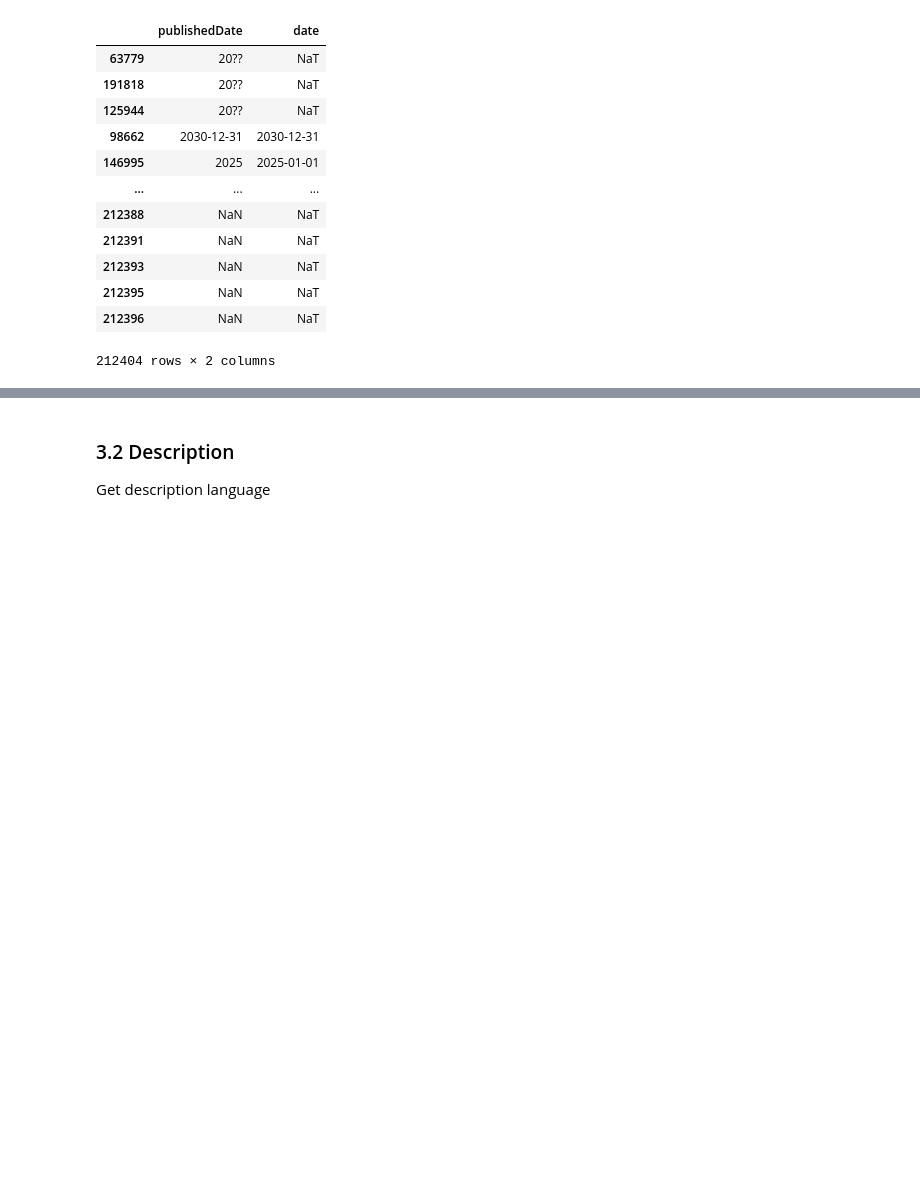
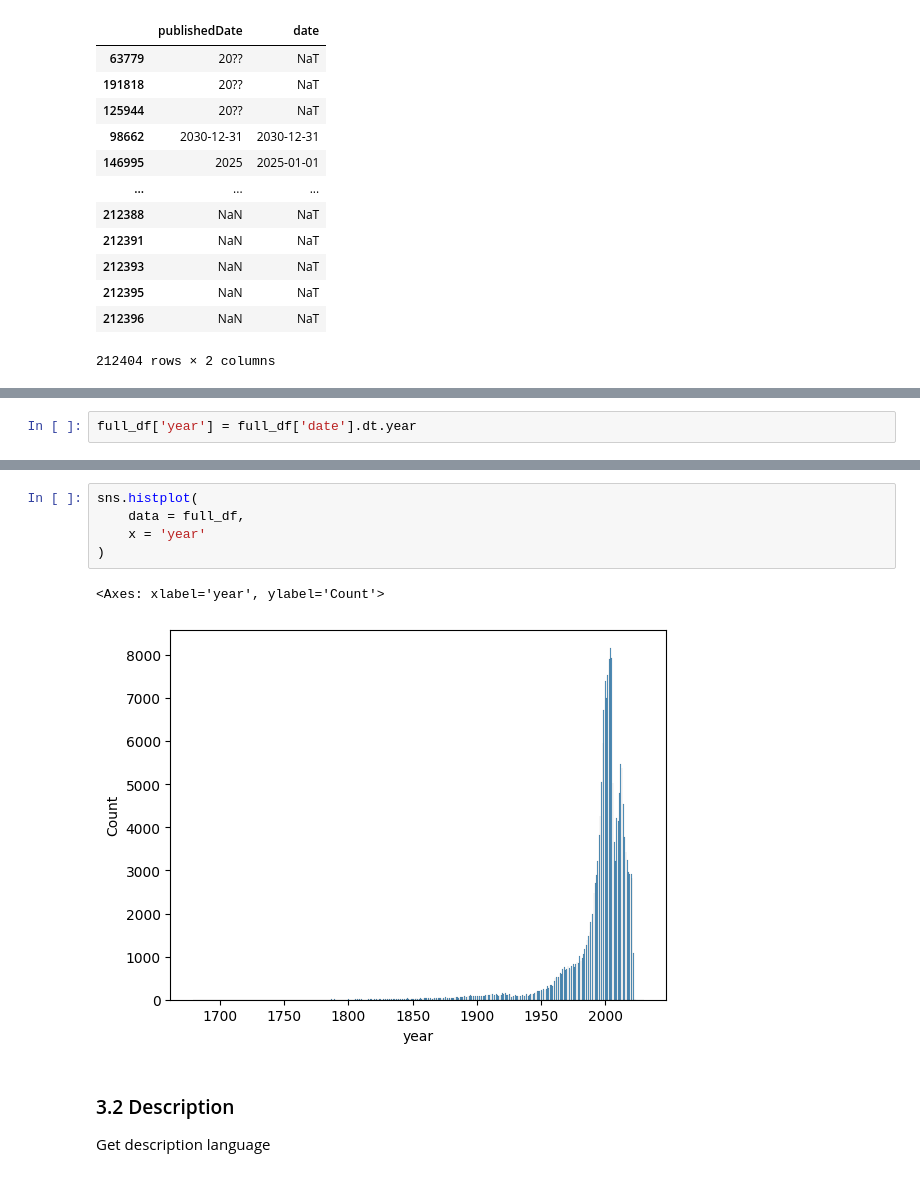
Before and after one commit to MargheSerena/Group-project, a Jupyter notebook: 02 Consolidate books dataset_MF.ipynb, the cells around one changed output, grey strips where cells are left out. Saved outputs shown, nothing was run; the diff lists cells and outputs as text; blank space fills up the shorter version.

Commit message:
update investigation on dates

```diff
--- a/02 Consolidate books dataset_MF.ipynb
+++ b/02 Consolidate books dataset_MF.ipynb
@@ -141,0 +138,2 @@ full_df[['publishedDate', 'date']].sort_values(by = 'publishedDate', ascending=F
+# %%
+full_df['year'] = full_df['date'].dt.year
@@ -142,3 +161,11 @@ full_df[['publishedDate', 'date']].sort_values(by = 'publishedDate', ascending=F
+# %%
+sns.histplot(
+    data = full_df,
+    x = 'year'
+)
+# %% [output]
+<Axes: xlabel='year', ylabel='Count'>
+[figure, added]
 # %% [markdown]
 ### 3.2 Description
 Get description language
```
Also changed, not shown: parts of 15 cells of this notebook, 1 other file.
